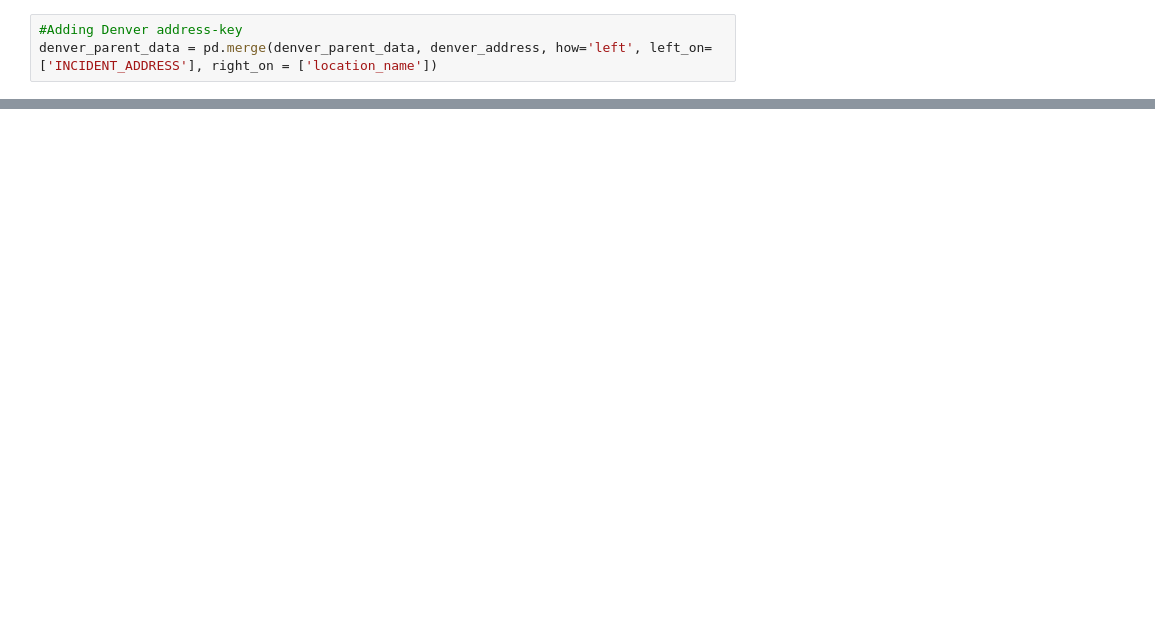
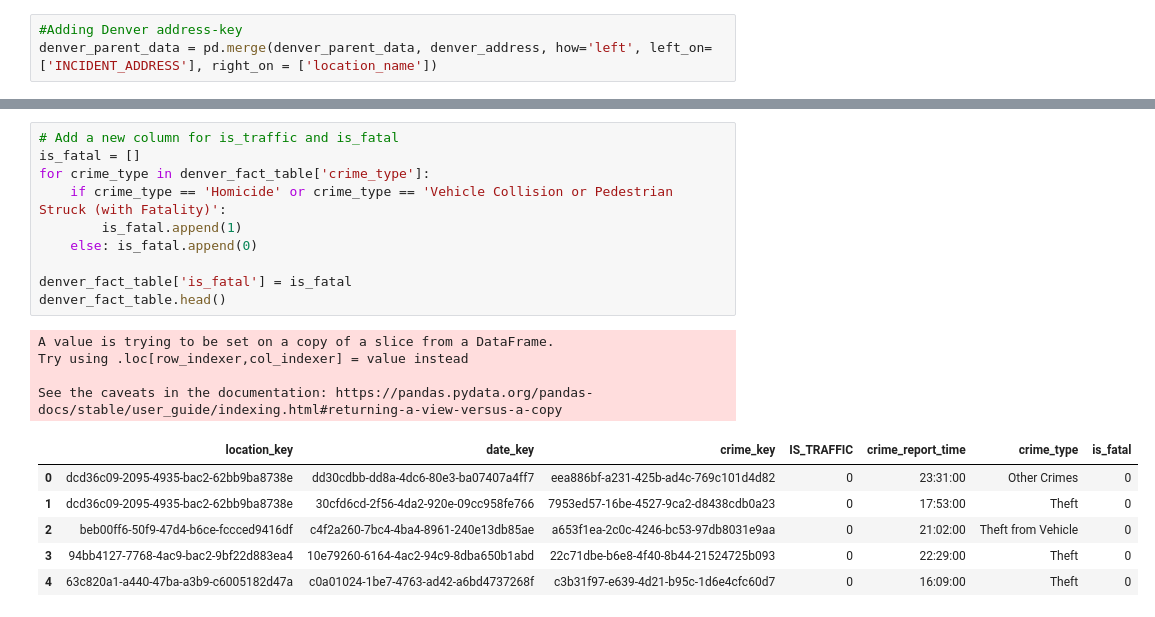
Before and after one commit to ZarifS/crime-stats, a Jupyter notebook: denver-datasets/denver_fact_table.ipynb, the cells around one changed output, grey strips where cells are left out. Cells and saved outputs as stored; diff of their text form; blank space fills up the shorter version.

```diff
--- a/denver-datasets/denver_fact_table.ipynb
+++ b/denver-datasets/denver_fact_table.ipynb
@@ -107,0 +98,21 @@ denver_fact_table.head()
+# %%
+# Add a new column for is_traffic and is_fatal
+is_fatal = []
+for crime_type in denver_fact_table['crime_type']:
+    if crime_type == 'Homicide' or crime_type == 'Vehicle Collision or Pedestrian Struck (with Fatality)':
+        is_fatal.append(1)
+    else: is_fatal.append(0)
+
+denver_fact_table['is_fatal'] = is_fatal
+denver_fact_table.head()
+# %% [output]
+A value is trying to be set on a copy of a slice from a DataFrame.
+Try using .loc[row_indexer,col_indexer] = value instead
+
+See the caveats in the documentation: https://pandas.pydata.org/pandas-docs/stable/user_guide/indexing.html#returning-a-view-versus-a-copy
+|  | location_key | date_key | crime_key | IS_TRAFFIC | crime_report_time | crime_type | is_fatal |
+| 0 | dcd36c09-2095-4935-bac2-62bb9ba8738e | dd30cdbb-dd8a-4dc6-80e3-ba07407a4ff7 | eea886bf-a231-425b-ad4c-769c101d4d82 | 0 | 23:31:00 | Other Crimes | 0 |
+| 1 | dcd36c09-2095-4935-bac2-62bb9ba8738e | 30cfd6cd-2f56-4da2-920e-09cc958fe766 | 7953ed57-16be-4527-9ca2-d8438cdb0a23 | 0 | 17:53:00 | Theft | 0 |
+| 2 | beb00ff6-50f9-47d4-b6ce-fccced9416df | c4f2a260-7bc4-4ba4-8961-240e13db85ae | a653f1ea-2c0c-4246-bc53-97db8031e9aa | 0 | 21:02:00 | Theft from Vehicle | 0 |
+| 3 | 94bb4127-7768-4ac9-bac2-9bf22d883ea4 | 10e79260-6164-4ac2-94c9-8dba650b1abd | 22c71dbe-b6e8-4f40-8b44-21524725b093 | 0 | 22:29:00 | Theft | 0 |
+| 4 | 63c820a1-a440-47ba-a3b9-c6005182d47a | c0a01024-1be7-4763-ad42-a6bd4737268f | c3b31f97-e639-4d21-b95c-1d6e4cfc60d7 | 0 | 16:09:00 | Theft | 0 |
```
Also changed, not shown: parts of 18 cells of this notebook, 2 other files.
